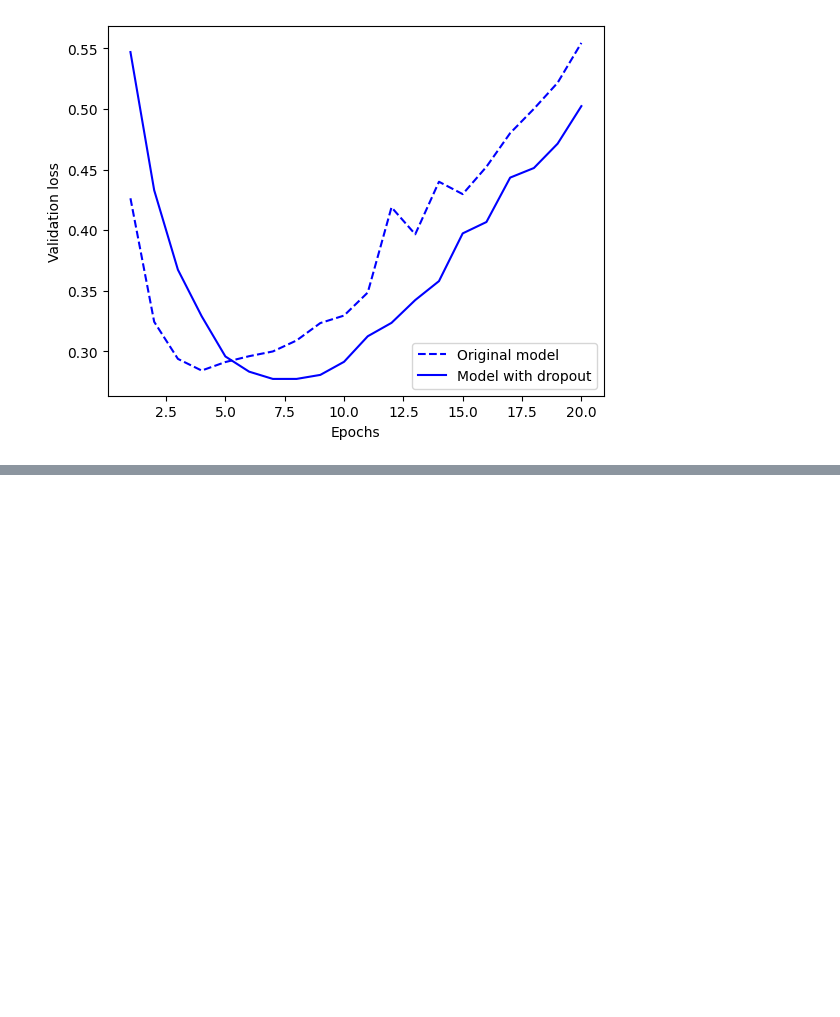
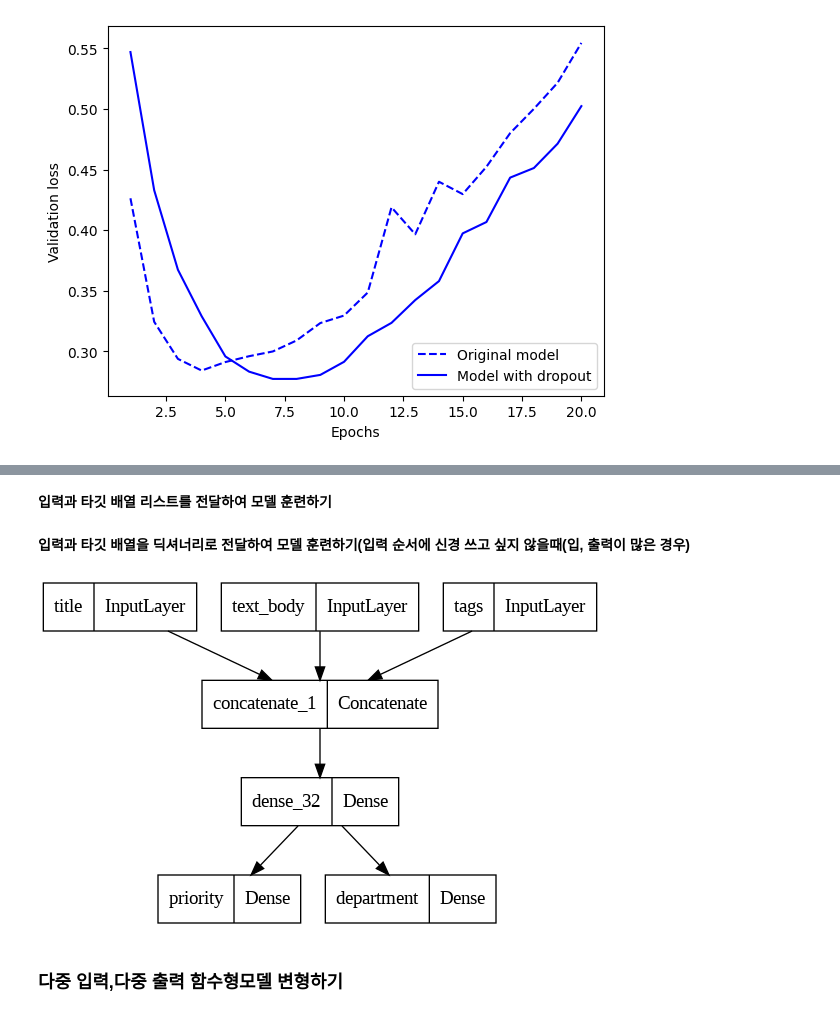
Before and after one commit to gilsu200/DL_study, a Jupyter notebook: Midterm.ipynb, the cells around one changed output, grey strips where cells are left out. Saved outputs shown, nothing was run; the diff lists cells and outputs as text; code cells hidden in the pictures; blank space fills up the shorter version.

```diff
--- a/Midterm.ipynb
+++ b/Midterm.ipynb
@@ -733,0 +755,42 @@ plt.show()
+# %% [markdown]
+**입력과 타깃 배열 리스트를 전달하여 모델 훈련하기**
+# %%
+import numpy as np
+
+num_samples = 1280
+
+title_data = np.random.randint(0, 2, size=(num_samples, vocabulary_size))
+text_body_data = np.random.randint(0, 2, size=(num_samples, vocabulary_size))
+tags_data = np.random.randint(0, 2, size=(num_samples, num_tags))
+
+priority_data = np.random.random(size=(num_samples, 1))
+department_data = np.random.randint(0, 2, size=(num_samples, num_departments))
+
+model.compile(optimizer="rmsprop",
+              loss=["mean_squared_error", "categorical_crossentropy"],
+              metrics=[["mean_absolute_error"], ["accuracy"]])
+model.fit([title_data, text_body_data, tags_data],
+          [priority_data, department_data],
+          epochs=1)
+model.evaluate([title_data, text_body_data, tags_data],
+               [priority_data, department_data])
+priority_preds, department_preds = model.predict([title_data, text_body_data, tags_data])
+# %% [markdown]
+**입력과 타깃 배열을 딕셔너리로 전달하여 모델 훈련하기(입력 순서에 신경 쓰고 싶지 않을때(입, 출력이 많은 경우)**
+# %%
+model.compile(optimizer="rmsprop",
+              loss={"priority": "mean_squared_error", "department": "categorical_crossentropy"},
+              metrics={"priority": ["mean_absolute_error"], "department": ["accuracy"]})
+model.fit({"title": title_data, "text_body": text_body_data, "tags": tags_data},
+          {"priority": priority_data, "department": department_data},
+          epochs=1)
+model.evaluate({"title": title_data, "text_body": text_body_data, "tags": tags_data},
+               {"priority": priority_data, "department": department_data})
+priority_preds, department_preds = model.predict(
+    {"title": title_data, "text_body": text_body_data, "tags": tags_data})
+# %%
+keras.utils.plot_model(model, "ticket_classifier.png")
+# %% [output]
+[figure, added]
+# %% [markdown]
+### 다중 입력,다중 출력 함수형모델 변형하기
```
Also changed, not shown: parts of 28 cells of this notebook.
